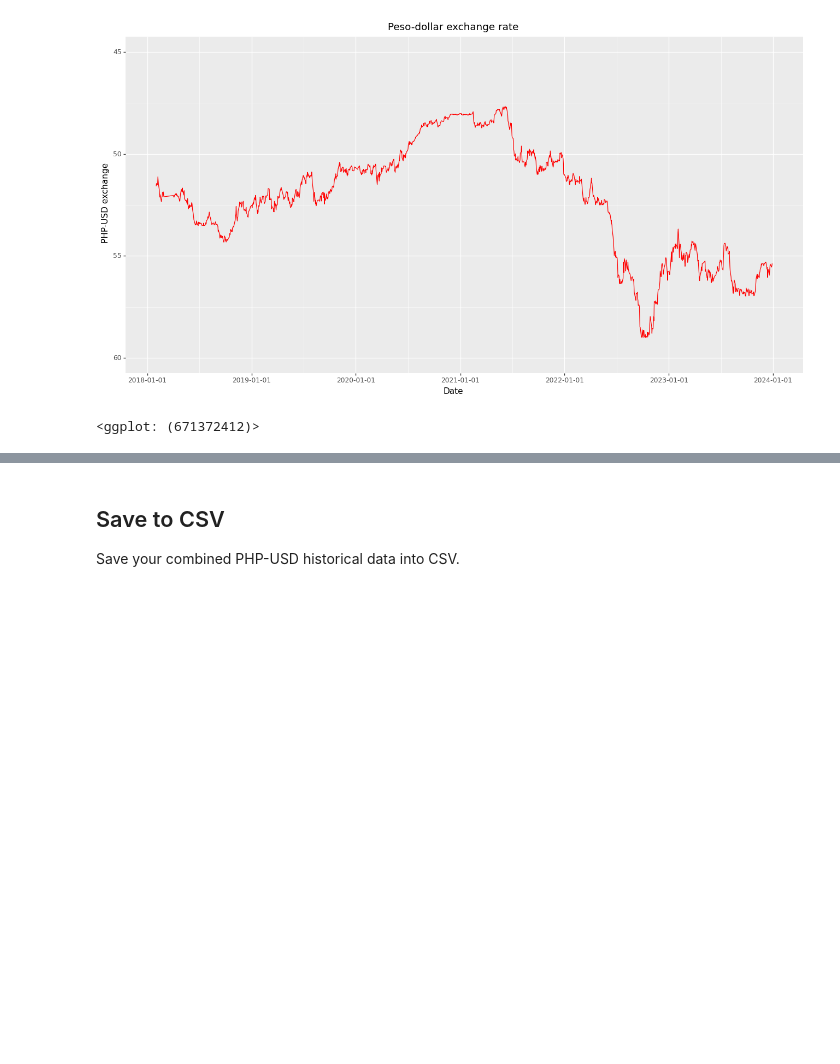
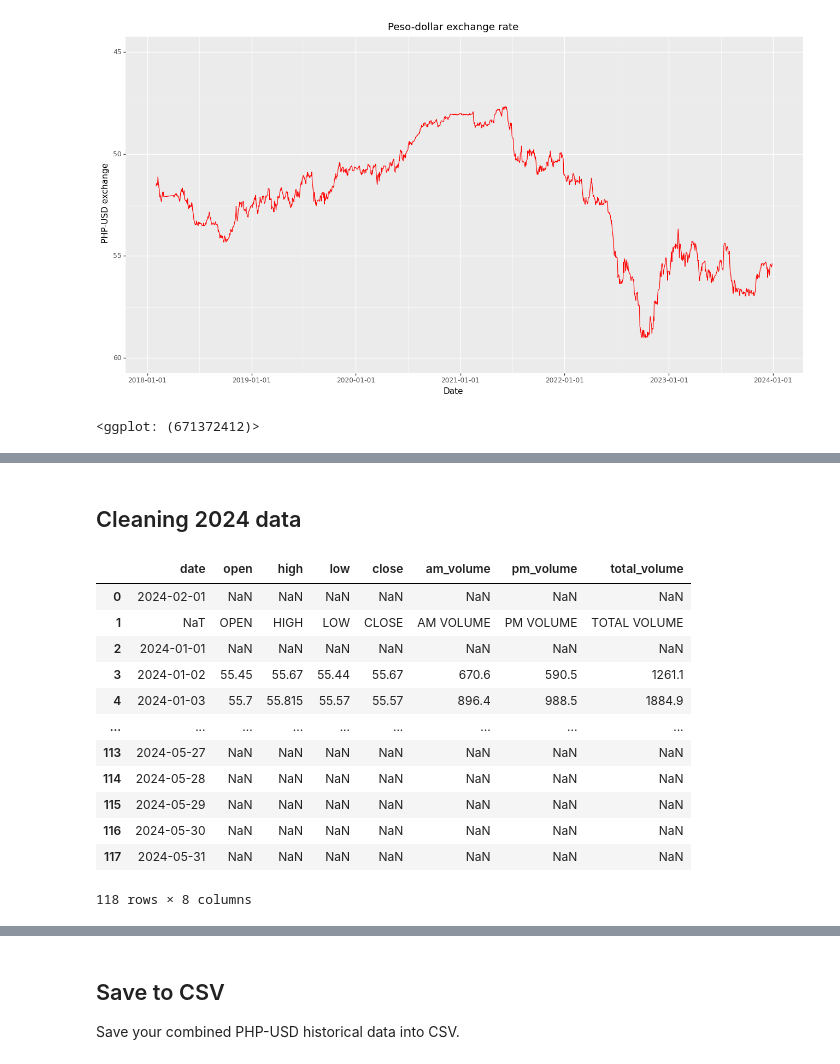
Before and after one commit to pmagtulis/usd-php-forex, a Jupyter notebook: forex-ph.ipynb, the cells around one changed output, grey strips where cells are left out. Drawn from its saved outputs; the diff is of its cells as text; code cells hidden in the pictures; blank space fills up the shorter version.

```diff
--- a/forex-ph.ipynb
+++ b/forex-ph.ipynb
@@ -428,0 +448,22 @@ df_final.sort_values('close')
+# %% [markdown]
+## Cleaning 2024 data
+# %%
+df_2024.columns = df_2024.iloc[1].str.lower()
+df_2024 = df_2024.iloc[:, : 13] #select the first 13 columns in the previous dataframe then override it
+df_2024.columns= ['date', 'time','open','high', 'low', 'close','am_weighted_ave', 'am_volume', 'pm_weighted_ave','pm_volume', 'weighted_ave', 'total_volume', 'settlement_rate'] #rename column names
+df_2024_selected= df_2024[['date', 'open', 'high', 'low', 'close', 'am_volume', 'pm_volume', 'total_volume']] #select just a few columns
+df_2024_selected
+# %% [output]
+|  | date | open | high | low | close | am_volume | pm_volume | total_volume |
+| 0 | 2024-02-01 | NaN | NaN | NaN | NaN | NaN | NaN | NaN |
+| 1 | NaT | OPEN | HIGH | LOW | CLOSE | AM VOLUME | PM VOLUME | TOTAL VOLUME |
+| 2 | 2024-01-01 | NaN | NaN | NaN | NaN | NaN | NaN | NaN |
+| 3 | 2024-01-02 | 55.45 | 55.67 | 55.44 | 55.67 | 670.6 | 590.5 | 1261.1 |
+| 4 | 2024-01-03 | 55.7 | 55.815 | 55.57 | 55.57 | 896.4 | 988.5 | 1884.9 |
+| ... | ... | ... | ... | ... | ... | ... | ... | ... |
+| 113 | 2024-05-27 | NaN | NaN | NaN | NaN | NaN | NaN | NaN |
+| 114 | 2024-05-28 | NaN | NaN | NaN | NaN | NaN | NaN | NaN |
+| 115 | 2024-05-29 | NaN | NaN | NaN | NaN | NaN | NaN | NaN |
+| 116 | 2024-05-30 | NaN | NaN | NaN | NaN | NaN | NaN | NaN |
+| 117 | 2024-05-31 | NaN | NaN | NaN | NaN | NaN | NaN | NaN |
+118 rows × 8 columns
```
Also changed, not shown: parts of 14 cells of this notebook, 1 other file.
